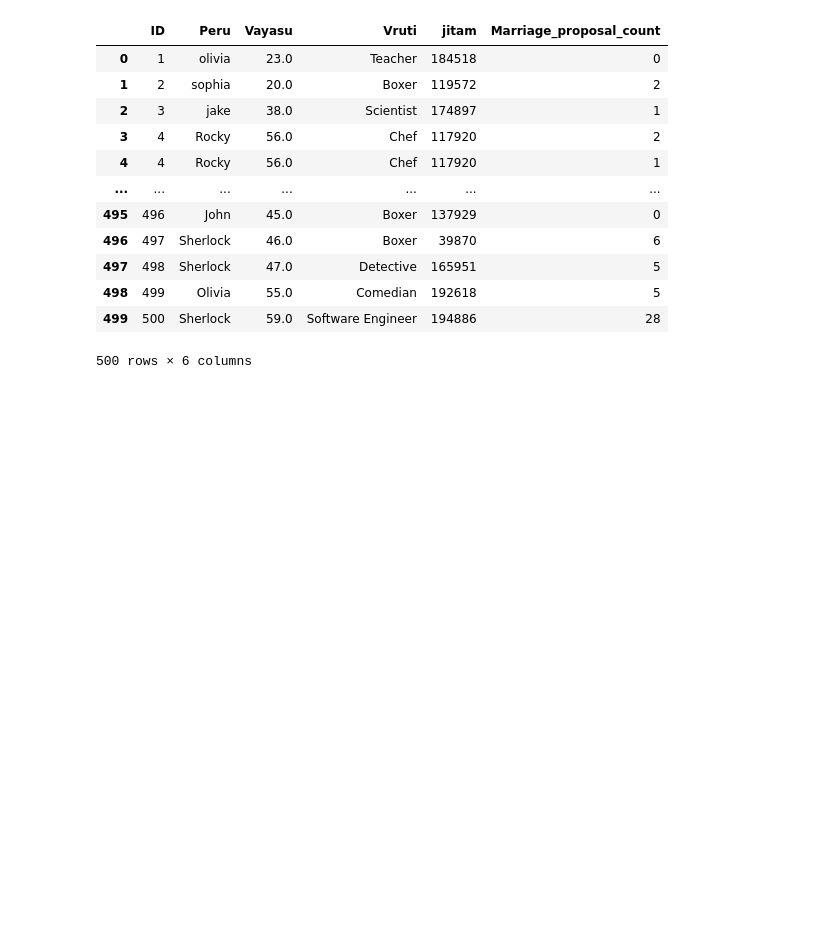
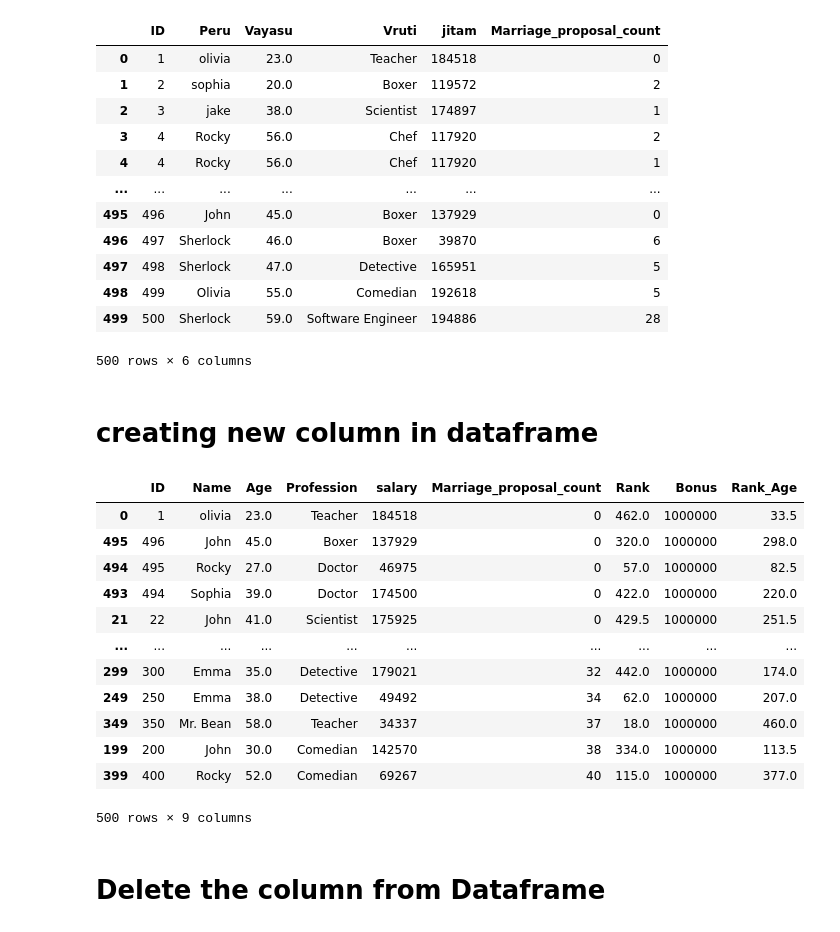
Before and after one commit to puneet-cs/DA23-Data-Analytics, a Jupyter notebook: DA23_Pandas.ipynb, the cells around one changed output. Cells and saved outputs as stored; diff of their text form; code cells hidden in the pictures; blank space fills up the shorter version.

```diff
--- a/DA23_Pandas.ipynb
+++ b/DA23_Pandas.ipynb
@@ -602,3 +602,37 @@ rename_column
 | 498 | 499 | Olivia | 55.0 | Comedian | 192618 | 5 |
 | 499 | 500 | Sherlock | 59.0 | Software Engineer | 194886 | 28 |
 500 rows × 6 columns
+# %% [markdown]
+# creating new column in dataframe
+# %%
+import pandas as pd
+
+df = pd.read_excel("Excel_data.xlsx")
+
+df['Rank'] = df.salary.rank()
+
+df['Bonus'] = 1000000
+
+# Query: create Age_Rank column which store Rank based upon the Age
+df['Rank_Age'] = df.Age.rank()
+# here rank() function allot the ranking based upon the salary
+# lower the salary lower the rank, higher the salary higher the rank
+
+# sorting the dataframe based upon particular column
+df.sort_values('Marriage_proposal_count')
+# %% [output]
+|  | ID | Name | Age | Profession | salary | Marriage_proposal_count | Rank | Bonus | Rank_Age |
+| 0 | 1 | olivia | 23.0 | Teacher | 184518 | 0 | 462.0 | 1000000 | 33.5 |
+| 495 | 496 | John | 45.0 | Boxer | 137929 | 0 | 320.0 | 1000000 | 298.0 |
+| 494 | 495 | Rocky | 27.0 | Doctor | 46975 | 0 | 57.0 | 1000000 | 82.5 |
+| 493 | 494 | Sophia | 39.0 | Doctor | 174500 | 0 | 422.0 | 1000000 | 220.0 |
+| 21 | 22 | John | 41.0 | Scientist | 175925 | 0 | 429.5 | 1000000 | 251.5 |
+| ... | ... | ... | ... | ... | ... | ... | ... | ... | ... |
+| 299 | 300 | Emma | 35.0 | Detective | 179021 | 32 | 442.0 | 1000000 | 174.0 |
+| 249 | 250 | Emma | 38.0 | Detective | 49492 | 34 | 62.0 | 1000000 | 207.0 |
+| 349 | 350 | Mr. Bean | 58.0 | Teacher | 34337 | 37 | 18.0 | 1000000 | 460.0 |
+| 199 | 200 | John | 30.0 | Comedian | 142570 | 38 | 334.0 | 1000000 | 113.5 |
+| 399 | 400 | Rocky | 52.0 | Comedian | 69267 | 40 | 115.0 | 1000000 | 377.0 |
+500 rows × 9 columns
+# %% [markdown]
+# Delete the column from Dataframe
```
Also changed, not shown: parts of 113 cells of this notebook.
